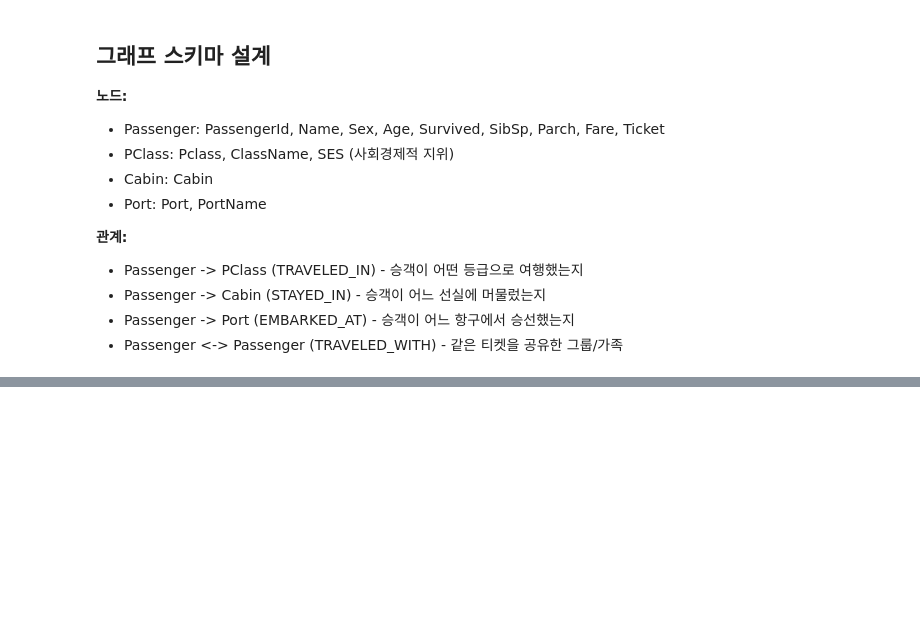
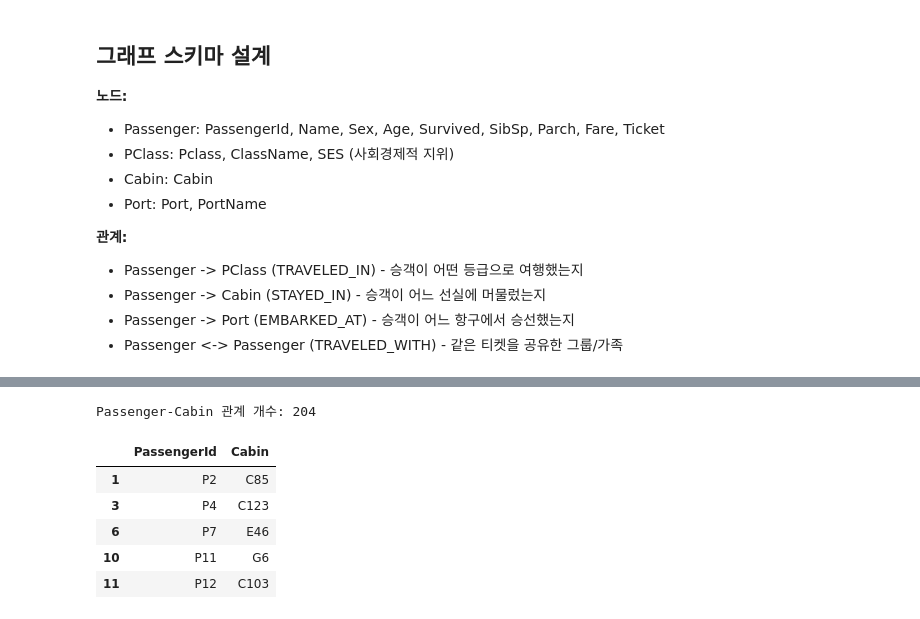
Before and after one commit to TD-Kim/graphRAG_learning, a Jupyter notebook: part2/csv2kg/titanic.ipynb, the cells around one changed output, grey strips where cells are left out. Saved outputs shown, nothing was run; the diff lists cells and outputs as text; code cells hidden in the pictures; blank space fills up the shorter version.

```diff
--- a/part2/csv2kg/titanic.ipynb
+++ b/part2/csv2kg/titanic.ipynb
@@ -58,0 +269,16 @@ dtype: int64
+# %%
+# 2) Passenger -> Cabin (STAYED_IN)
+rels_passenger_cabin = df[['PassengerId', 'Cabin']].copy()
+rels_passenger_cabin['PassengerId'] = 'P' + rels_passenger_cabin['PassengerId'].astype(str)
+rels_passenger_cabin = rels_passenger_cabin[rels_passenger_cabin['Cabin'].notna()]
+
+print(f"Passenger-Cabin 관계 개수: {len(rels_passenger_cabin)}")
+rels_passenger_cabin.head()
+# %% [output]
+Passenger-Cabin 관계 개수: 204
+|  | PassengerId | Cabin |
+| 1 | P2 | C85 |
+| 3 | P4 | C123 |
+| 6 | P7 | E46 |
+| 10 | P11 | G6 |
+| 11 | P12 | C103 |
```
Also changed, not shown: parts of 17 cells of this notebook, 15 other files.
